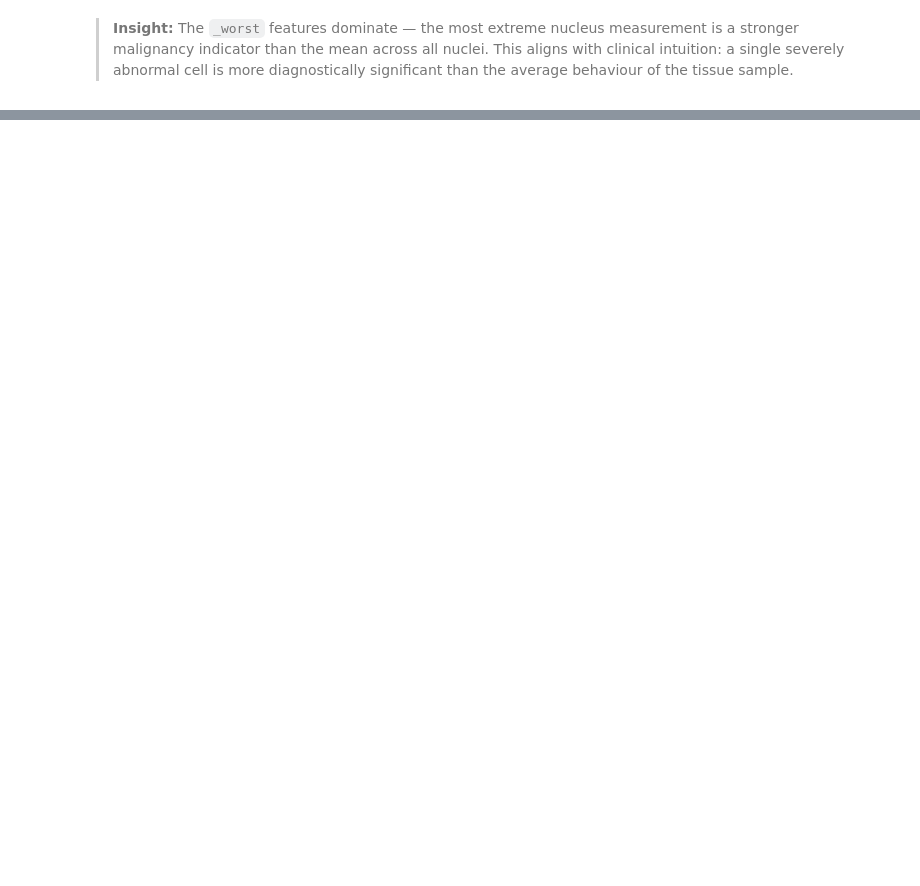
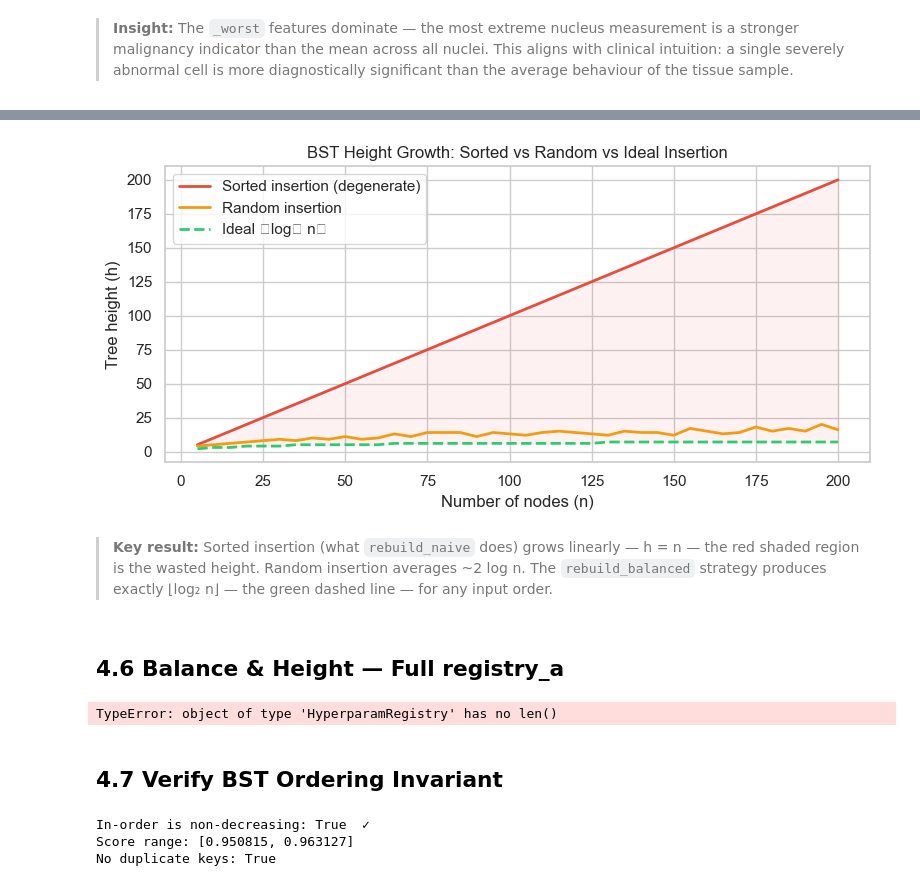
Before and after one commit to ArmanAhmed00/BST-Backed-Hyperparameter-Optimiser-with-Transfer-Analysis, a Jupyter notebook: capstone_project/notebook/capstone.ipynb, the cells around one changed output, grey strips where cells are left out. Cells and saved outputs as stored; diff of their text form; code cells hidden in the pictures; blank space fills up the shorter version.

```diff
--- a/capstone_project/notebook/capstone.ipynb
+++ b/capstone_project/notebook/capstone.ipynb
@@ -522,0 +642,64 @@ Best config: {'n_estimators': 50, 'max_depth': 10, 'min_samples_split': 5}  scor
+# %%
+import time
+
+sizes = list(range(5, 205, 5))
+heights_random  = []
+heights_sorted  = []
+
+for n in sizes:
+    # Random insertion
+    reg_rand = HyperparamRegistry()
+    vals = [round(x, 6) for x in np.random.uniform(0, 1, n)]
+    for v in vals:
+        reg_rand.add_trial(v, {})
+    heights_random.append(reg_rand._bst.height())
+
+    # Sorted insertion (worst case)
+    reg_sort = HyperparamRegistry()
+    for v in sorted(vals):
+        reg_sort.add_trial(v, {})
+    heights_sorted.append(reg_sort._bst.height())
+
+ideal = [math.floor(math.log2(n)) if n > 0 else 0 for n in sizes]
+
+fig, ax = plt.subplots(figsize=(8, 4))
+ax.plot(sizes, heights_sorted,  color='#e74c3c', lw=2, label='Sorted insertion (degenerate)')
+ax.plot(sizes, heights_random,  color='#f39c12', lw=2, label='Random insertion')
+ax.plot(sizes, ideal,           color='#2ecc71', lw=2, linestyle='--', label='Ideal ⌊log₂ n⌋')
+ax.fill_between(sizes, ideal, heights_sorted, alpha=0.07, color='#e74c3c')
+ax.set_xlabel("Number of nodes (n)")
+ax.set_ylabel("Tree height (h)")
+ax.set_title("BST Height Growth: Sorted vs Random vs Ideal Insertion")
+ax.legend(); plt.tight_layout(); plt.show()
+# %% [output]
+[figure, added]
+# %% [markdown]
+> **Key result:** Sorted insertion (what `rebuild_naive` does) grows linearly — h = n — the red shaded region is the wasted height. Random insertion averages ~2 log n. The `rebuild_balanced` strategy produces exactly ⌊log₂ n⌋ — the green dashed line — for any input order.
+# %% [markdown]
+## 4.6 Balance & Height — Full registry_a
+# %%
+n  = len(registry_a)
+h  = registry_a._bst.height()
+ideal = math.floor(math.log2(n))
+
+print(f"Nodes      : {n}")
+print(f"Height     : {h}")
+print(f"Ideal ⌊log₂n⌋: {ideal}")
+print(f"Ratio h/ideal: {h/ideal:.2f}×")
+print(f"Balanced?  : {registry_a._bst.is_balanced()}")
+# %% [output]
+TypeError: object of type 'HyperparamRegistry' has no len()
+# %% [markdown]
+## 4.7 Verify BST Ordering Invariant
+# %%
+nodes = registry_a._bst.inorder()
+scores_seq = [n.score for n in nodes]
+is_sorted = all(scores_seq[i] <= scores_seq[i+1] for i in range(len(scores_seq)-1))
+
+print(f"In-order is non-decreasing: {is_sorted}  {'✓' if is_sorted else '✗ VIOLATED'}")
+print(f"Score range: [{scores_seq[0]:.6f}, {scores_seq[-1]:.6f}]")
+print(f"No duplicate keys: {len(set(scores_seq)) == len(scores_seq)}")
+# %% [output]
+In-order is non-decreasing: True  ✓
+Score range: [0.950815, 0.963127]
+No duplicate keys: True
```
Also changed, not shown: parts of 16 cells of this notebook, 2 other files.
